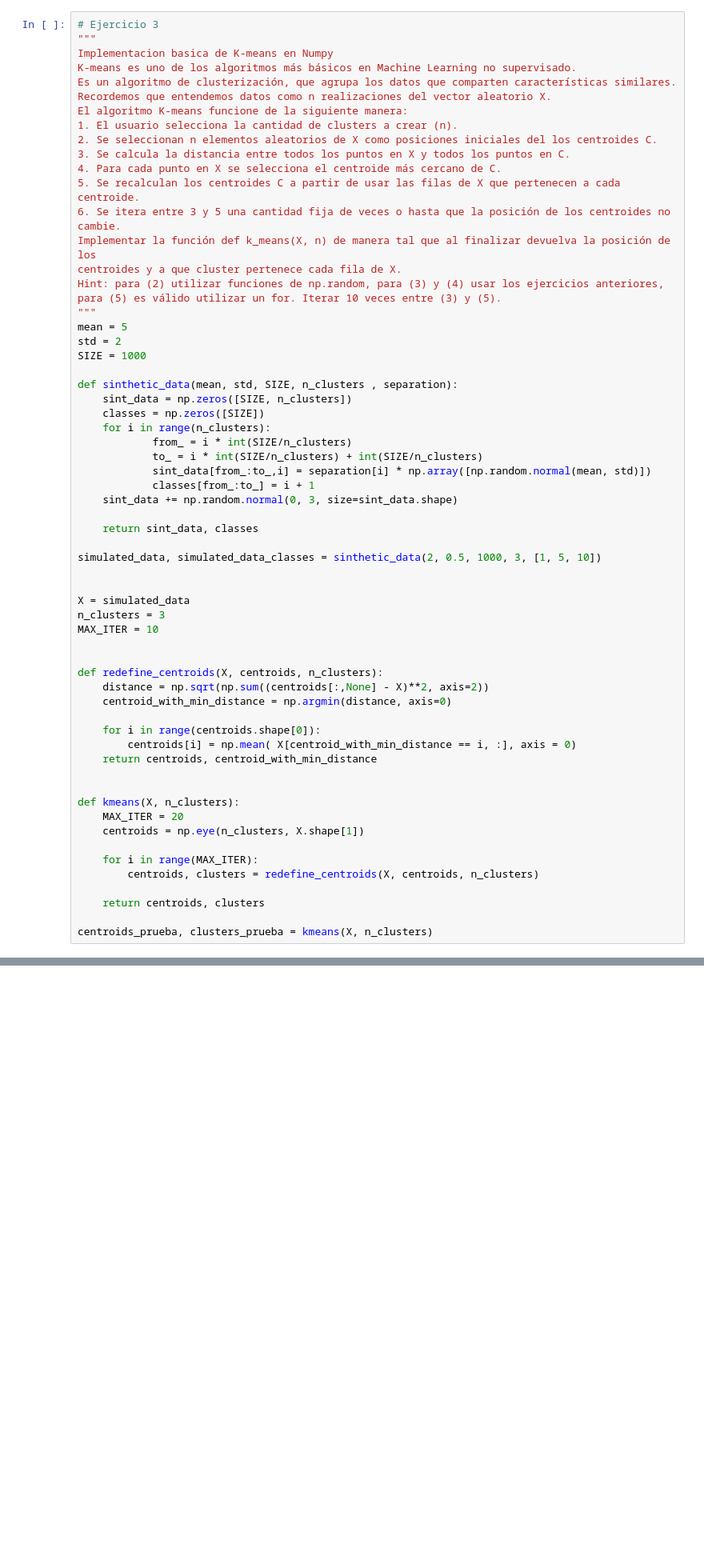
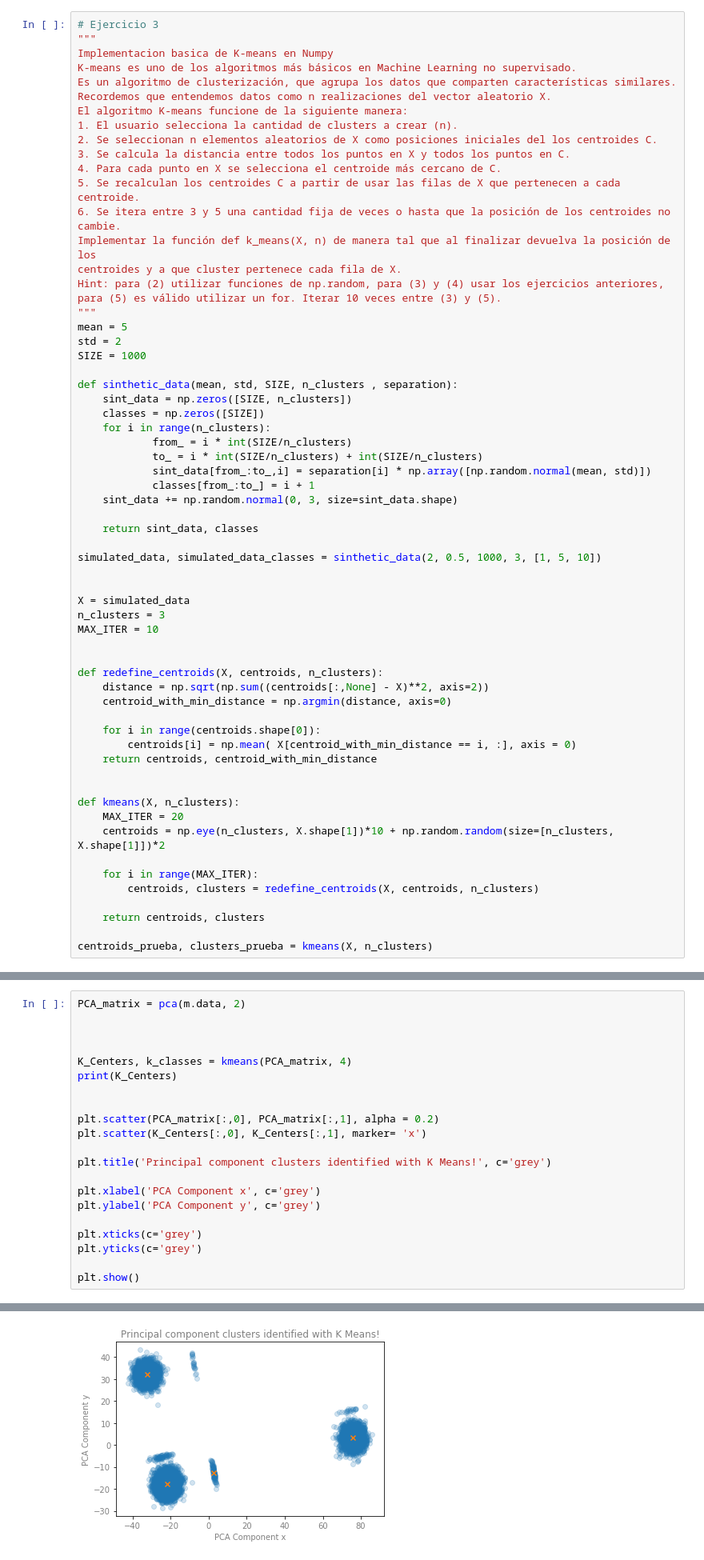
Before and after one commit to jmorellid/EspecializacionIA, a Jupyter notebook: 01_Introducción_Inteligencia_Artificial/01_C2_Ejercicios_IIA.ipynb, the cells around one changed output, grey strips where cells are left out. Shown: that part at 80% size. Saved outputs shown, nothing was run; the diff lists cells and outputs as text; blank space fills up the shorter version.

```diff
--- a/01_Introducción_Inteligencia_Artificial/01_C2_Ejercicios_IIA.ipynb
+++ b/01_Introducción_Inteligencia_Artificial/01_C2_Ejercicios_IIA.ipynb
@@ -86,7 +87,7 @@ def redefine_centroids(X, centroids, n_clusters):
 
 def kmeans(X, n_clusters):
     MAX_ITER = 20
-    centroids = np.eye(n_clusters, X.shape[1])
+    centroids = np.eye(n_clusters, X.shape[1])*10 + np.random.random(size=[n_clusters, X.shape[1]])*2
 
     for i in range(MAX_ITER):
         centroids, clusters = redefine_centroids(X, centroids, n_clusters)
@@ -222,0 +398,22 @@ b. Generar un dataset con 100K de muestras.
+# %%
+PCA_matrix = pca(m.data, 2)
+
+
+
+K_Centers, k_classes = kmeans(PCA_matrix, 4)
+print(K_Centers)
+
+
+plt.scatter(PCA_matrix[:,0], PCA_matrix[:,1], alpha = 0.2)
+plt.scatter(K_Centers[:,0], K_Centers[:,1], marker= 'x')
+
+plt.title('Principal component clusters identified with K Means!', c='grey')
+
+plt.xlabel('PCA Component x', c='grey')
+plt.ylabel('PCA Component y', c='grey')
+
+plt.xticks(c='grey')
+plt.yticks(c='grey')
+
+plt.show()
+# %% [output]
@@ -222,0 +424 @@ b. Generar un dataset con 100K de muestras.
+[figure, added]
```
Also changed, not shown: parts of 7 cells of this notebook.
